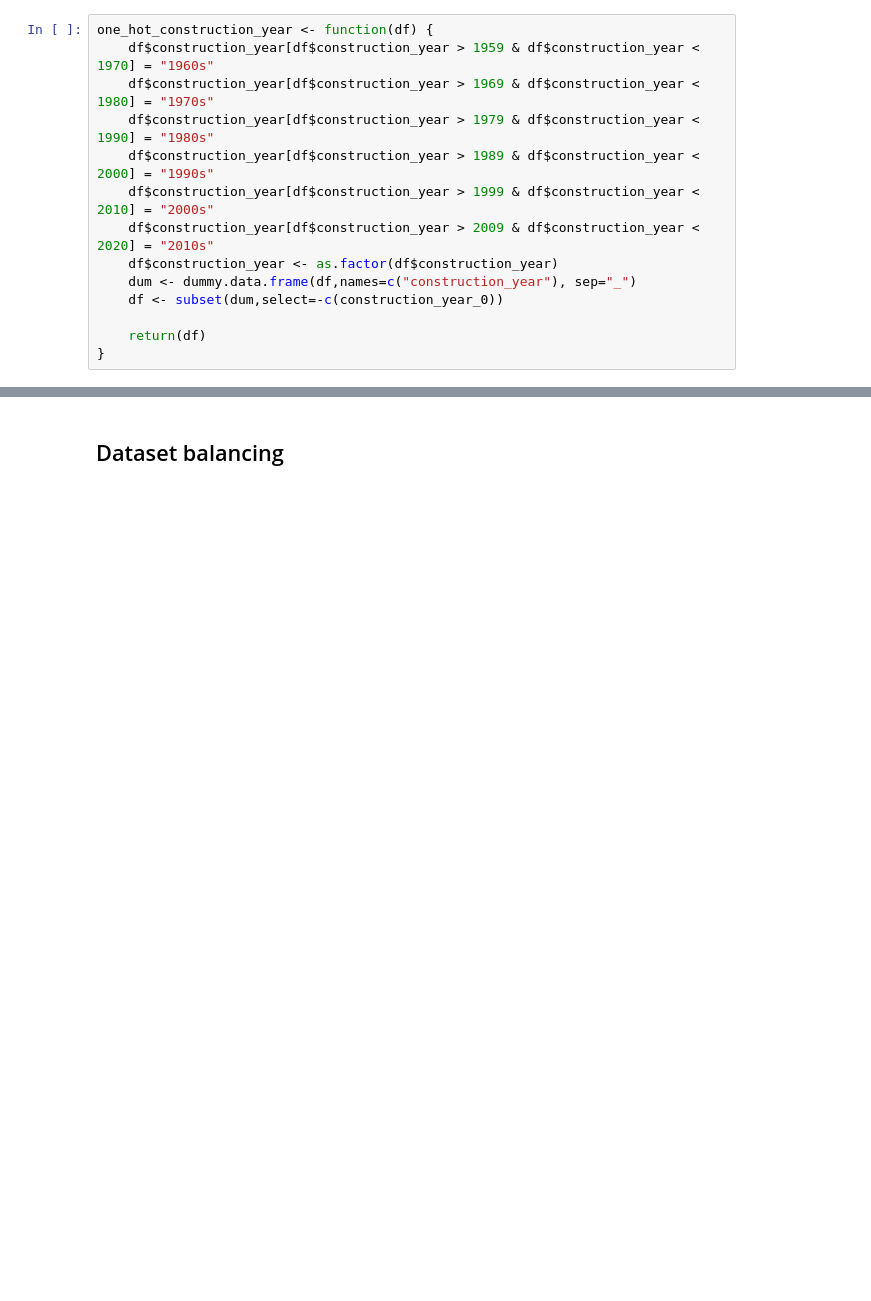
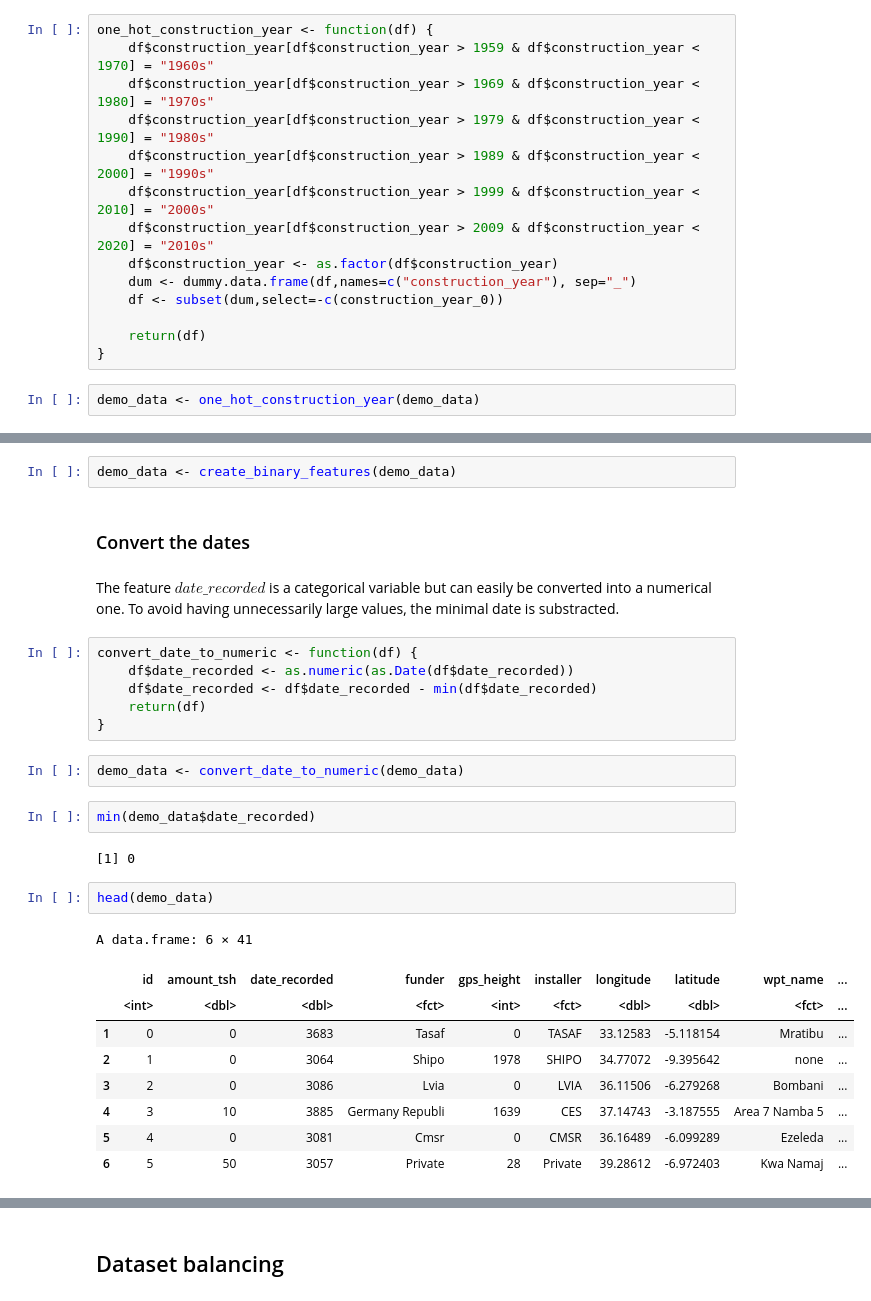
Before and after one commit to miromatagne/Driven-Data-Competition, a Jupyter notebook: ReportTemplate.ipynb, the cells around one changed output, grey strips where cells are left out. Cells and saved outputs as stored; diff of their text form; blank space fills up the shorter version.

```diff
--- a/ReportTemplate.ipynb
+++ b/ReportTemplate.ipynb
@@ -262,3 +244,5 @@ one_hot_construction_year <- function(df) {
 
     return(df)
 }
+# %%
+demo_data <- one_hot_construction_year(demo_data)
@@ -268,0 +361,30 @@ ERROR: Error in dummy.data.frame(df, names = c("construction_year"), sep = "_"):
+# %%
+demo_data <- create_binary_features(demo_data)
+# %% [markdown]
+### Convert the dates
+# %% [markdown]
+The feature $date\_recorded$ is a categorical variable but can easily be converted into a numerical one. To avoid having unnecessarily large values, the minimal date is substracted.
+# %%
+convert_date_to_numeric <- function(df) {
+    df$date_recorded <- as.numeric(as.Date(df$date_recorded))
+    df$date_recorded <- df$date_recorded - min(df$date_recorded)
+    return(df)
+}
+# %%
+demo_data <- convert_date_to_numeric(demo_data)
+# %%
+min(demo_data$date_recorded)
+# %% [output]
+[1] 0
+# %%
+head(demo_data)
+# %% [output]
+A data.frame: 6 × 41
+|  | id | amount_tsh | date_recorded | funder | gps_height | installer | longitude | latitude | wpt_name | ... |
+|  | <int> | <dbl> | <dbl> | <fct> | <int> | <fct> | <dbl> | <dbl> | <fct> | ... |
+| 1 | 0 | 0 | 3683 | Tasaf | 0 | TASAF | 33.12583 | -5.118154 | Mratibu | ... |
+| 2 | 1 | 0 | 3064 | Shipo | 1978 | SHIPO | 34.77072 | -9.395642 | none | ... |
+| 3 | 2 | 0 | 3086 | Lvia | 0 | LVIA | 36.11506 | -6.279268 | Bombani | ... |
+| 4 | 3 | 10 | 3885 | Germany Republi | 1639 | CES | 37.14743 | -3.187555 | Area 7 Namba 5 | ... |
+| 5 | 4 | 0 | 3081 | Cmsr | 0 | CMSR | 36.16489 | -6.099289 | Ezeleda | ... |
+| 6 | 5 | 50 | 3057 | Private | 28 | Private | 39.28612 | -6.972403 | Kwa Namaj | ... |
```
Also changed, not shown: parts of 156 cells of this notebook, 5 other files.
